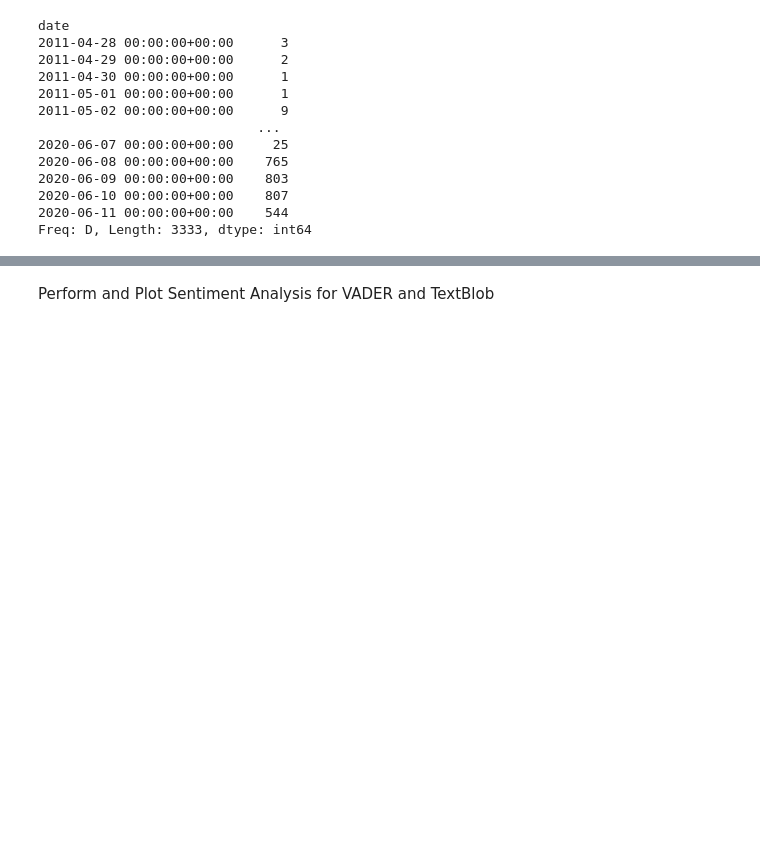
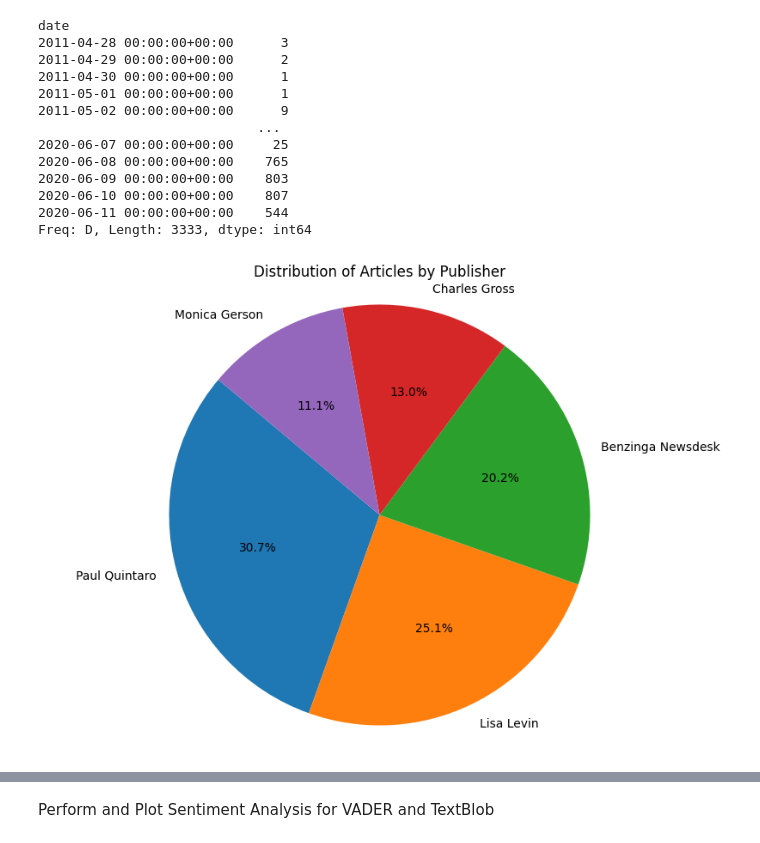
Before and after one commit to Eyobgithubc/Sentiment-Driven-Financial-Forecasting, a Jupyter notebook: notebooks/analysis.ipynb, the cells around one changed output, grey strips where cells are left out. Saved outputs shown, nothing was run; the diff lists cells and outputs as text; code cells hidden in the pictures; blank space fills up the shorter version.

```diff
--- a/notebooks/analysis.ipynb
+++ b/notebooks/analysis.ipynb
@@ -60,3 +60,18 @@ date
 2020-06-10 00:00:00+00:00    807
 2020-06-11 00:00:00+00:00    544
 Freq: D, Length: 3333, dtype: int64
+# %%
+import matplotlib.pyplot as plt
+
+labels = ['Paul Quintaro', 'Lisa Levin', 'Benzinga Newsdesk', 'Charles Gross', 'Monica Gerson']
+sizes = [228373, 186979, 150484, 96732, 82380]
+
+plt.figure(figsize=(10, 7))
+plt.pie(sizes, labels=labels, autopct='%1.1f%%', startangle=140)
+plt.title('Distribution of Articles by Publisher')
+plt.axis('equal')
+
+
+plt.show()
+# %% [output]
+[figure, added]
```
Also changed, not shown: parts of 2 cells of this notebook, 4 other files.
